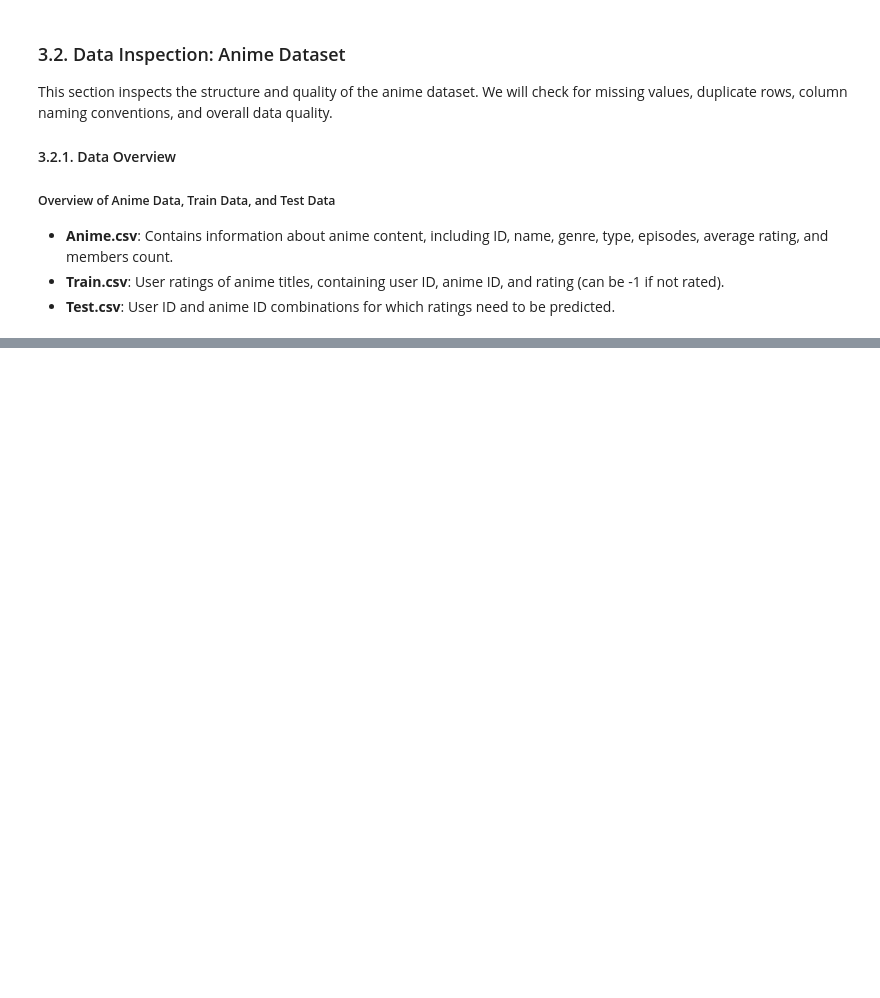
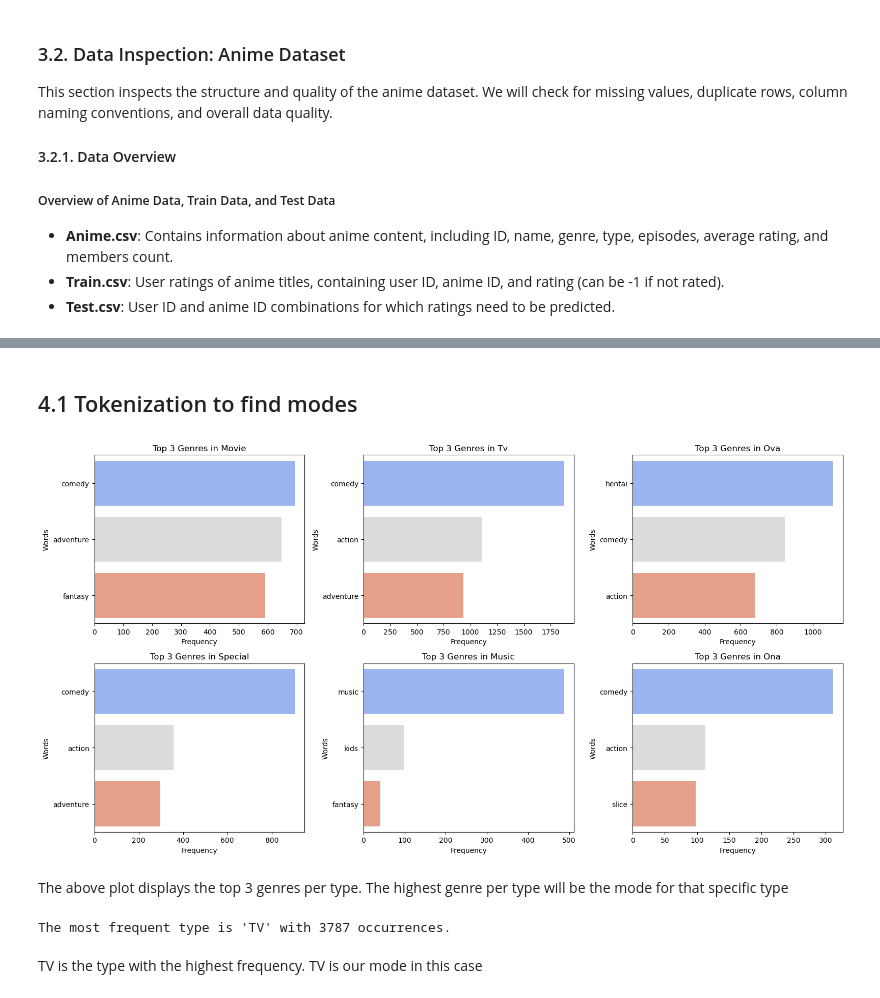
Before and after one commit to melokuhle17/Group1-Unsupervised-Learning, a Jupyter notebook: Anime.ipynb, the cells around one changed output, grey strips where cells are left out. Cells and saved outputs as stored; diff of their text form; code cells hidden in the pictures; blank space fills up the shorter version.

Commit message:
Data Cleaning
Text cleaning

```diff
--- a/Anime.ipynb
+++ b/Anime.ipynb
@@ -82,3 +84,6 @@ Data loaded successfully!
+# %%
+anime_df1 = pd.read_csv("anime.csv")
+anime_df2 = pd.read_csv("anime.csv")
 # %% [markdown]
 ### 3.2. Data Inspection: Anime Dataset
 This section inspects the structure and quality of the anime dataset. We will check for missing values, duplicate rows, column naming conventions, and overall data quality.
@@ -91,0 +144,62 @@ This section inspects the structure and quality of the anime dataset. We will ch
+# %%
+import re
+
+def clean_text(text):
+    text = str(text)
+    text = text.lower()  # Convert all characters to lowercase
+    text = re.sub(r'\d+', '', text)  # Remove all digits
+    text = re.sub(r'\s+', ' ', text)  # Replace multiple spaces with a single space
+    text = re.sub(r'[^\w\s]', '', text)  # Remove punctuation and special characters
+    return text
+
+anime_df1['cleaned_genre'] = anime_df1['train_genre'].apply(clean_text)
+anime_df2['cleaned_name'] = anime_df2['train_name'].apply(clean_text)
+# %% [markdown]
+## 4.1 Tokenization to find modes
+# %%
+tokeniser = TreebankWordTokenizer()
+anime_df1['genre_tokens'] = anime_df1['cleaned_genre'].apply(tokeniser.tokenize)
+anime_df2['name_tokens'] = anime_df2['cleaned_name'].apply(tokeniser.tokenize)
+# %%
+from collections import Counter
+
+# Function to get top N words in a category
+def get_top_genre(type1, n=3):
+    type_tokens = anime_df1[anime_df1['type'] == type1]['genre_tokens'].explode().tolist()
+    word_counts = Counter(type_tokens)
+    return word_counts.most_common(n)
+
+# Plot top 10 words for each category
+types= anime_df1['type'].unique()
+num_types = len(types)
+
+plt.figure(figsize=(16, 4 * (num_types // 3 + 1)))  # Adjust height dynamically
+
+for i, type1 in enumerate(types, 1):
+    plt.subplot((num_types // 3) + 1, 3, i)
+    top_words = get_top_genre(type1)
+
+    if not top_words:
+        continue  # Skip empty categories
+
+    words, counts = zip(*top_words)
+    sns.barplot(x=list(counts), y=list(words), palette='coolwarm')
+
+    plt.title(f'Top 3 Genres in {type1.capitalize()}')
+    plt.xlabel('Frequency')
+    plt.ylabel('Words')
+
+plt.tight_layout()
+plt.show()
+# %% [output]
+[figure, added]
+# %% [markdown]
+The above plot displays the top 3 genres per type. The highest genre per type will be the mode for that specific type
+# %%
+most_frequent_type = anime_df1['type'].value_counts().idxmax()
+most_frequent_count = anime_df1['type'].value_counts().max()
+print(f"The most frequent type is '{most_frequent_type}' with {most_frequent_count} occurrences.")
+# %% [output]
+The most frequent type is 'TV' with 3787 occurrences.
+# %% [markdown]
+TV is the type with the highest frequency. TV is our mode in this case
```
Also changed, not shown: parts of 20 cells of this notebook, 4 other files.
